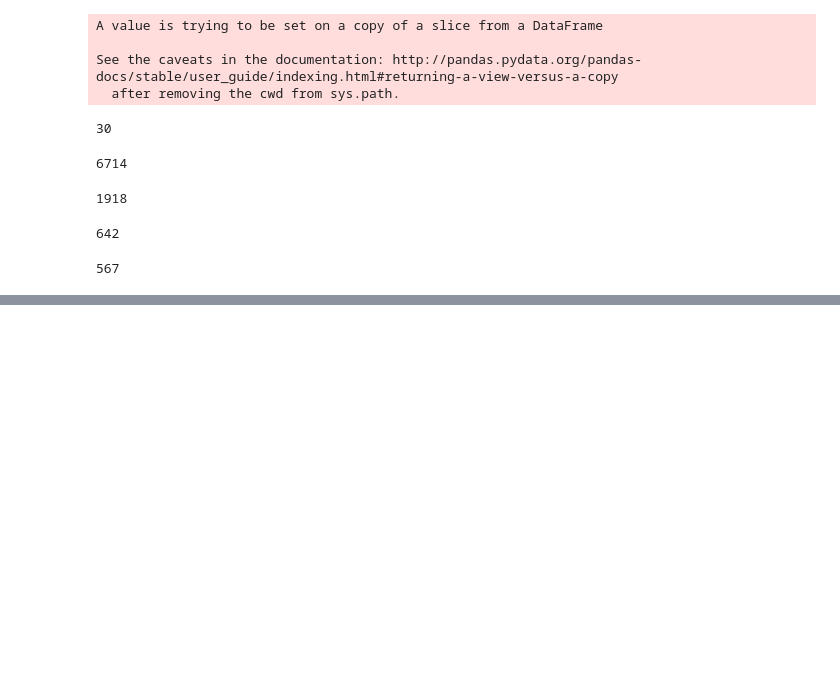
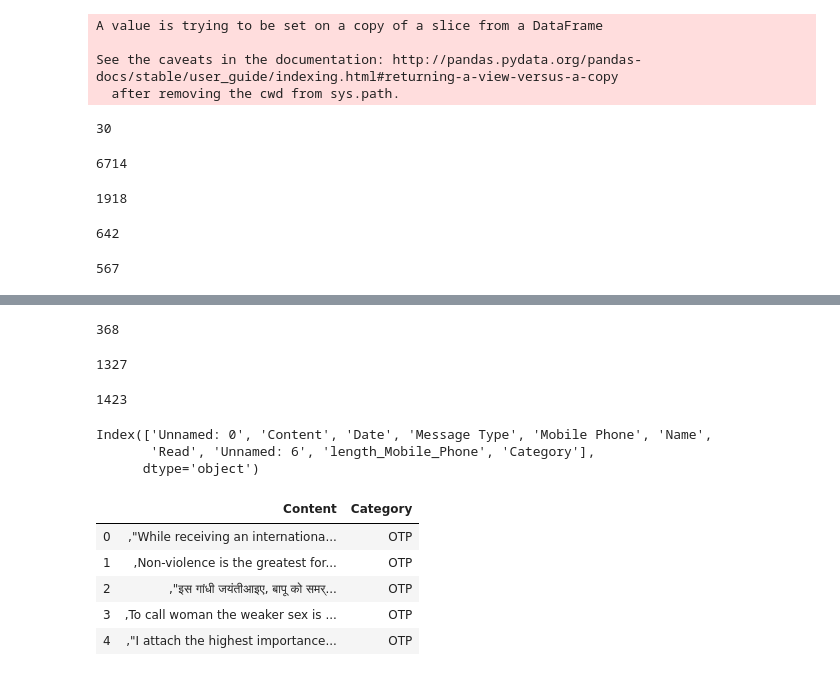
Before and after one commit to capitallatera/Project_1, a Jupyter notebook: Classification.ipynb, the cells around one changed output, grey strips where cells are left out. Cells and saved outputs as stored; diff of their text form; code cells hidden in the pictures; blank space fills up the shorter version.

```diff
--- a/Classification.ipynb
+++ b/Classification.ipynb
@@ -843,0 +3788,5 @@ df[df["Category"]=="Update"].shape[0]
+# %%
+for i in range(df.shape[0]):
+    for j in ll1:
+        if j not in t and j not in s and df["Category"][i]=="Spam" and df["Mobile Phone"][i]==j:
+            df["Category"][i]="Promotional"
@@ -843,0 +3798,5 @@ df[df["Category"]=="Update"].shape[0]
+# %%
+for i in range(df.shape[0]):
+    for j in t:
+        if df["Category"][i]=="Spam" and df["Mobile Phone"][i]==j:
+            df["Category"][i]="Update"
@@ -843,0 +3808,5 @@ df[df["Category"]=="Update"].shape[0]
+# %%
+for i in range(df.shape[0]):
+    for j in s:
+        if df["Category"][i]=="Spam" and df["Mobile Phone"][i]==j:
+            df["Category"][i]="OTP"
@@ -843,0 +3826,30 @@ df[df["Category"]=="Update"].shape[0]
+# %%
+df[df["Category"]=="Spam"].shape[0]
+# %% [output]
+368
+# %%
+df[df["Category"]=="Promotional"].shape[0]
+# %% [output]
+1327
+# %%
+df[df["Category"]=="Update"].shape[0]
+# %% [output]
+1423
+# %%
+df.columns
+# %% [output]
+Index(['Unnamed: 0', 'Content', 'Date', 'Message Type', 'Mobile Phone', 'Name',
+       'Read', 'Unnamed: 6', 'length_Mobile_Phone', 'Category'],
+      dtype='object')
+# %%
+df_1=df.drop(columns=['Unnamed: 0', 'Date', 'Message Type', 'Mobile Phone', 'Name',
+       'Read', 'Unnamed: 6', 'length_Mobile_Phone'],inplace=False)
+# %%
+df_1.head()
+# %% [output]
+|  | Content | Category |
+| 0 | ,"While receiving an internationa... | OTP |
+| 1 | ,Non-violence is the greatest for... | OTP |
+| 2 | ,"इस गांधी जयंतीआइए, बापू को समर्... | OTP |
+| 3 | ,To call woman the weaker sex is ... | OTP |
+| 4 | ,"I attach the highest importance... | OTP |
```
Also changed, not shown: parts of 393 cells of this notebook.
